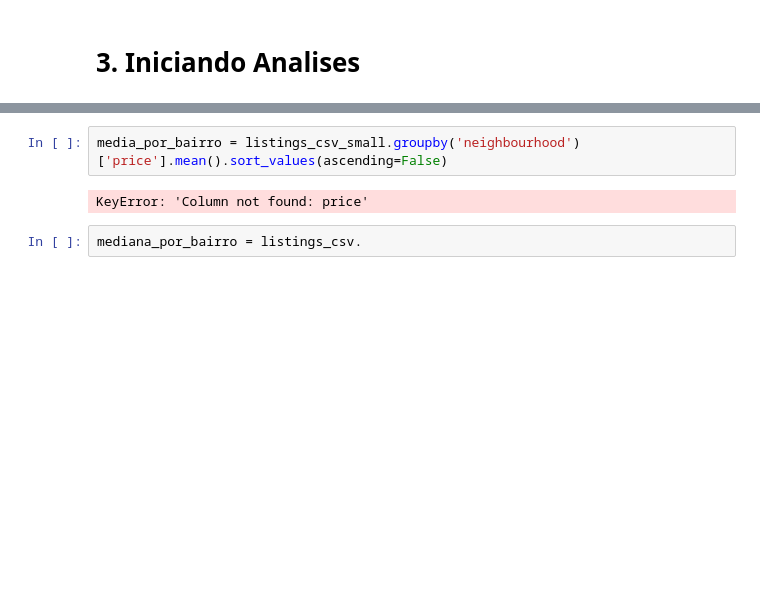
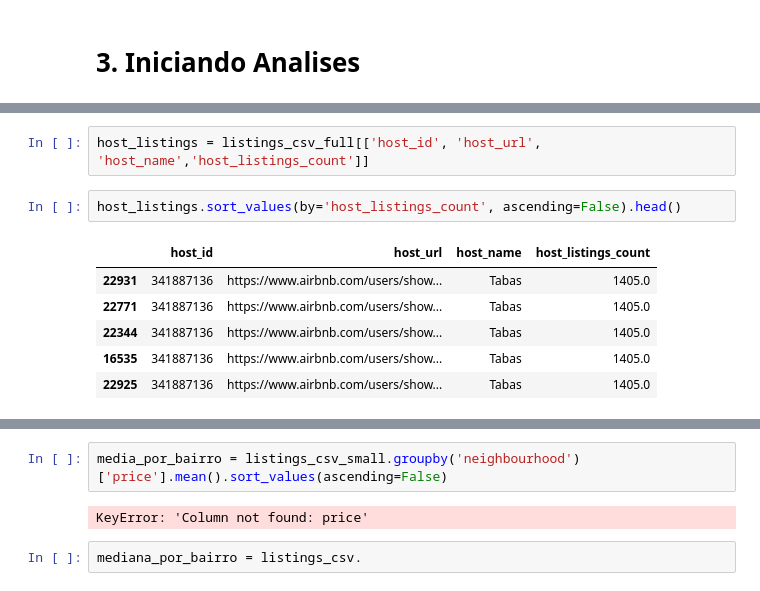
Before and after one commit to gnlins/GitSantander2024_2, a Jupyter notebook: airbnb.ipynb, the cells around one changed output, grey strips where cells are left out. Drawn from its saved outputs; the diff is of its cells as text; blank space fills up the shorter version.

```diff
--- a/airbnb.ipynb
+++ b/airbnb.ipynb
@@ -25,0 +131,11 @@ listings_csv = listings_csv_small[['neighbourhood']]
+# %%
+host_listings = listings_csv_full[['host_id', 'host_url', 'host_name','host_listings_count']]
+# %%
+host_listings.sort_values(by='host_listings_count', ascending=False).head()
+# %% [output]
+|  | host_id | host_url | host_name | host_listings_count |
+| 22931 | 341887136 | https://www.airbnb.com/users/show... | Tabas | 1405.0 |
+| 22771 | 341887136 | https://www.airbnb.com/users/show... | Tabas | 1405.0 |
+| 22344 | 341887136 | https://www.airbnb.com/users/show... | Tabas | 1405.0 |
+| 16535 | 341887136 | https://www.airbnb.com/users/show... | Tabas | 1405.0 |
+| 22925 | 341887136 | https://www.airbnb.com/users/show... | Tabas | 1405.0 |
```
Also changed, not shown: parts of 15 cells of this notebook.
